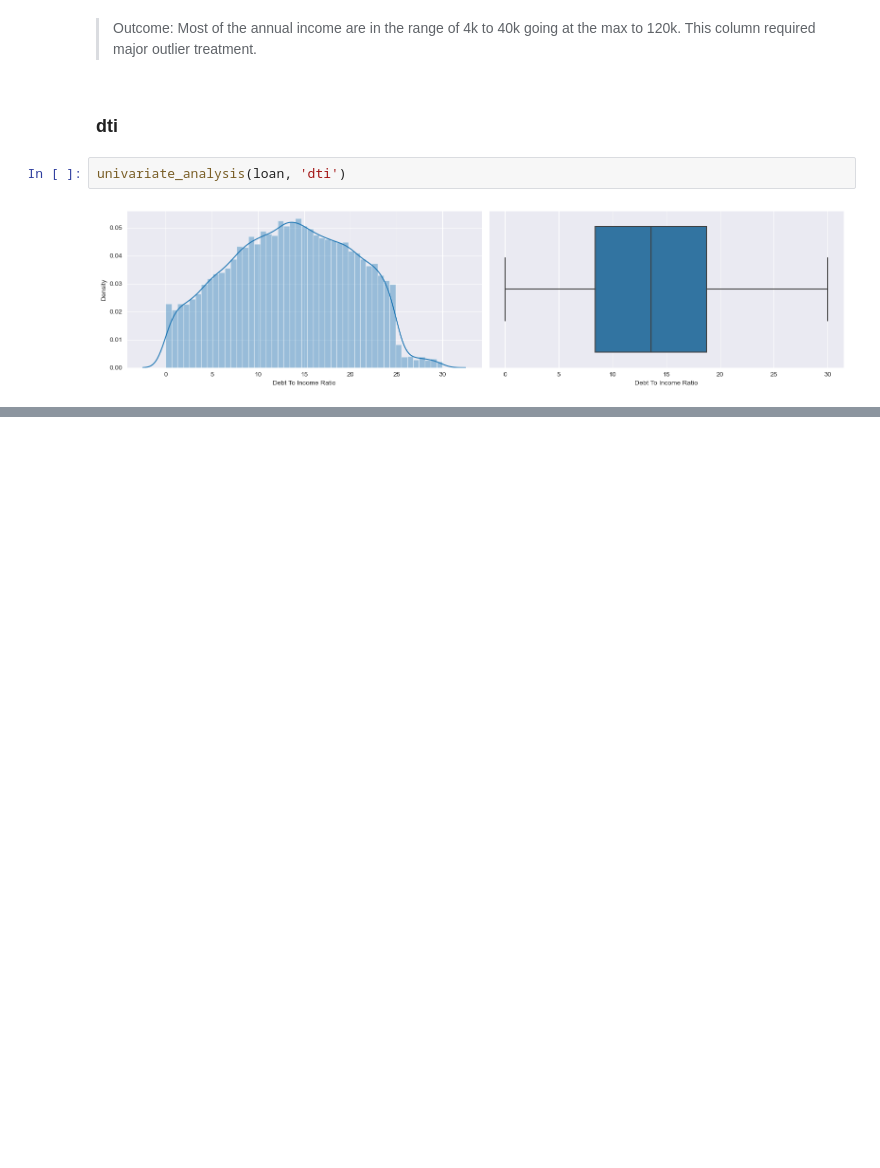
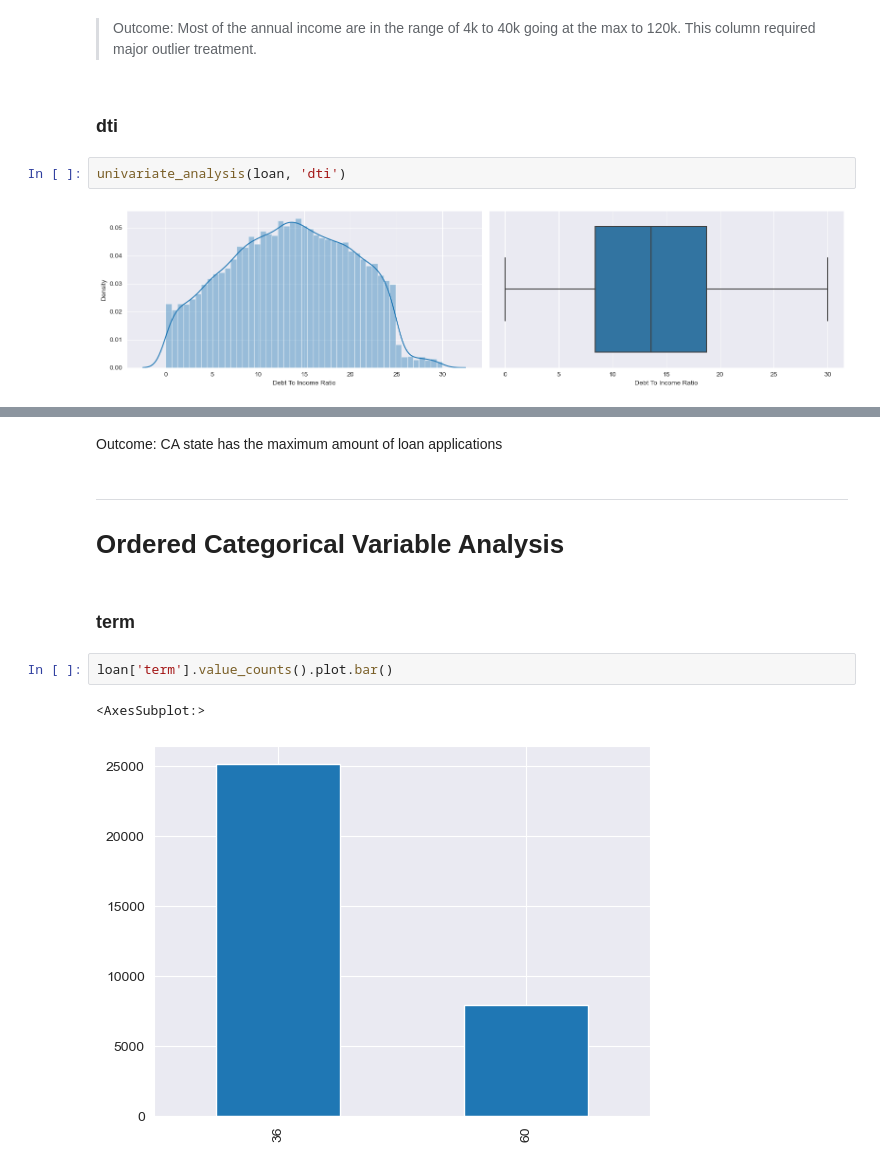
Before and after one commit to manikUpgrad/lending-club, a Jupyter notebook: manik_bajaj.ipynb, the cells around one changed output, grey strips where cells are left out. Cells and saved outputs as stored; diff of their text form; blank space fills up the shorter version.

```diff
--- a/manik_bajaj.ipynb
+++ b/manik_bajaj.ipynb
@@ -845,0 +877,12 @@ univariate_analysis(loan, 'dti')
+# %% [markdown]
+Outcome: CA state has the maximum amount of loan applications
+# %% [markdown]
+--------
+# Ordered Categorical Variable Analysis
+# %% [markdown]
+### term
+# %%
+loan['term'].value_counts().plot.bar()
+# %% [output]
+<AxesSubplot:>
+[figure, added]
```
Also changed, not shown: parts of 97 cells of this notebook.
